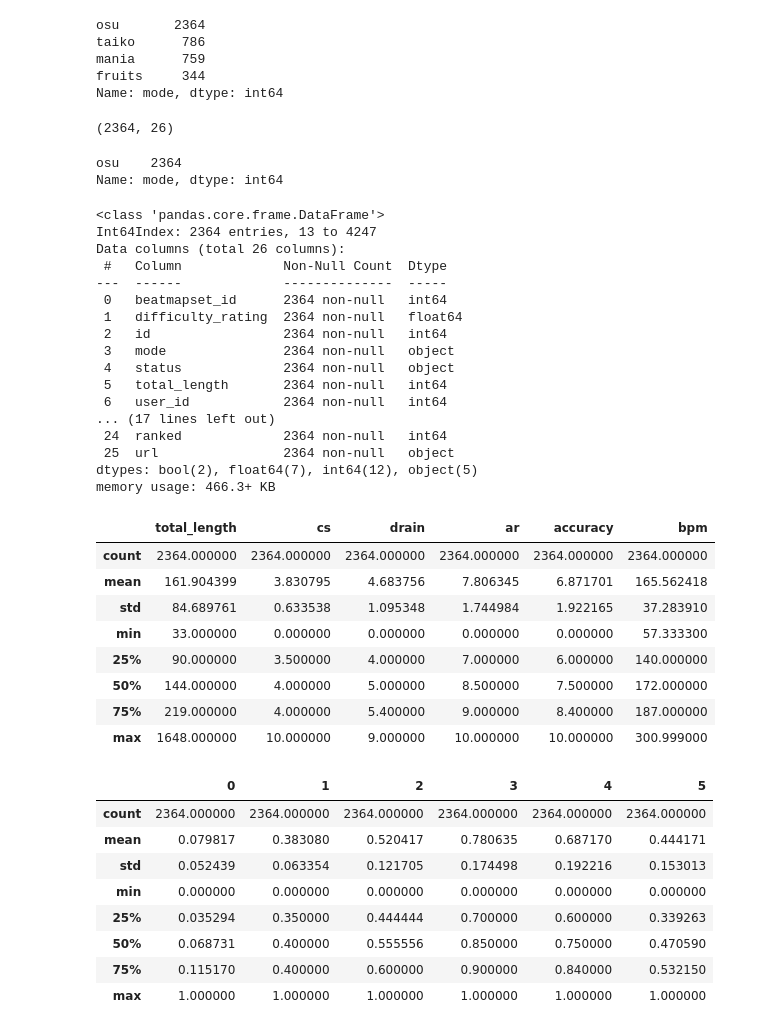
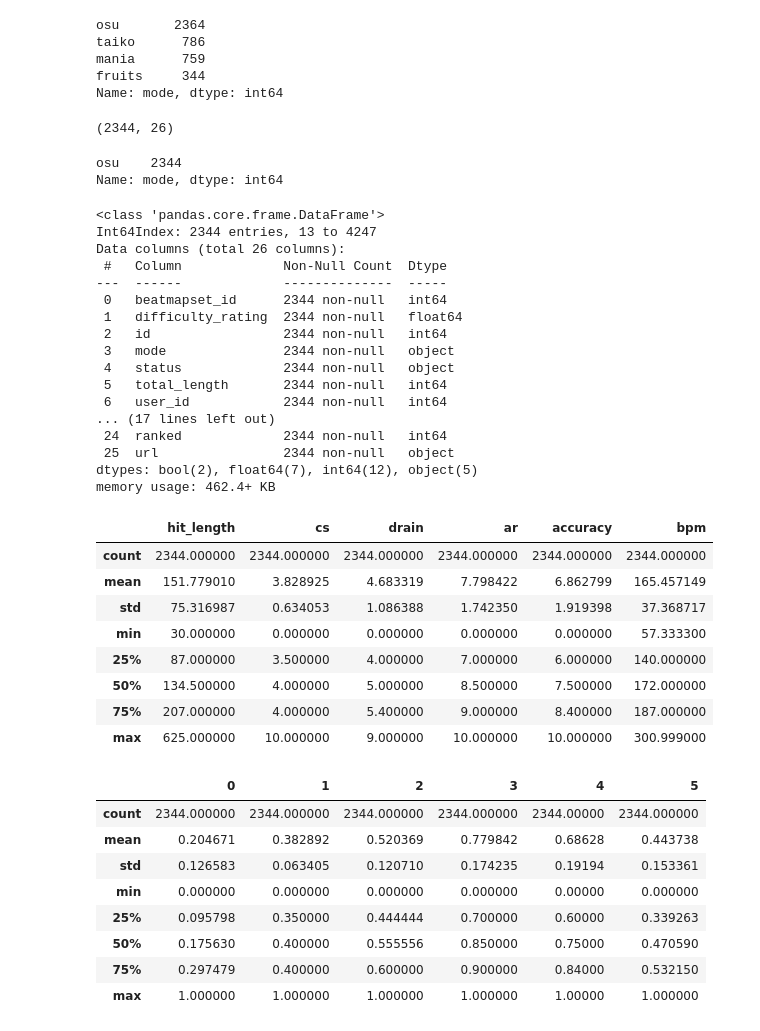
Before and after one commit to onrdmr/YapayZeka, a Jupyter notebook: YapayZekaProje/model.ipynb, the cells around one changed output. Cells and saved outputs as stored; diff of their text form; code cells hidden in the pictures.

```diff
--- a/YapayZekaProje/model.ipynb
+++ b/YapayZekaProje/model.ipynb
@@ -14,6 +14,9 @@ from sklearn.linear_model import BayesianRidge
 from sklearn.preprocessing import Normalizer
 from sklearn.preprocessing import MinMaxScaler
 from sklearn.preprocessing import StandardScaler
+# %%
+# tüm frameleri gör
+pd.options.display.max_rows = None
 # %%
 df = pd.read_csv('osuDataset.csv')
 print(df.shape)
@@ -25,59 +28,61 @@ taiko      786
 mania      759
 fruits     344
 Name: mode, dtype: int64
+# %%
+df = df.query("ranked == 1")
 # %%
 df = df.query("mode == 'osu'")
 print(df.shape)
 df['mode'].value_counts()
 # %% [output]
-(2364, 26)
+(2344, 26)
-osu    2364
+osu    2344
 Name: mode, dtype: int64
 # %%
 df.info()
 # %% [output]
 <class 'pandas.core.frame.DataFrame'>
-Int64Index: 2364 entries, 13 to 4247
+Int64Index: 2344 entries, 13 to 4247
 Data columns (total 26 columns):
  #   Column             Non-Null Count  Dtype
 ---  ------             --------------  -----
- 0   beatmapset_id      2364 non-null   int64
- 1   difficulty_rating  2364 non-null   float64
- 2   id                 2364 non-null   int64
- 3   mode               2364 non-null   object
- 4   status             2364 non-null   object
- 5   total_length       2364 non-null   int64
- 6   user_id            2364 non-null   int64
+ 0   beatmapset_id      2344 non-null   int64
+ 1   difficulty_rating  2344 non-null   float64
+ 2   id                 2344 non-null   int64
+ 3   mode               2344 non-null   object
+ 4   status             2344 non-null   object
+ 5   total_length       2344 non-null   int64
+ 6   user_id            2344 non-null   int64
 ... (17 lines left out)
- 24  ranked             2364 non-null   int64
- 25  url                2364 non-null   object
+ 24  ranked             2344 non-null   int64
+ 25  url                2344 non-null   object
 dtypes: bool(2), float64(7), int64(12), object(5)
-memory usage: 466.3+ KB
+memory usage: 462.4+ KB
 # %%
 y = df['difficulty_rating']
-x = df[['hit_length','cs','drain','ar','accuracy','bpm']]
-x.describe()
+x_ = df[['hit_length','cs','drain','ar','accuracy','bpm']]
+x_.describe()
 # %% [output]
-|  | total_length | cs | drain | ar | accuracy | bpm |
-| count | 2364.000000 | 2364.000000 | 2364.000000 | 2364.000000 | 2364.000000 | 2364.000000 |
-| mean | 161.904399 | 3.830795 | 4.683756 | 7.806345 | 6.871701 | 165.562418 |
-| std | 84.689761 | 0.633538 | 1.095348 | 1.744984 | 1.922165 | 37.283910 |
-| min | 33.000000 | 0.000000 | 0.000000 | 0.000000 | 0.000000 | 57.333300 |
-| 25% | 90.000000 | 3.500000 | 4.000000 | 7.000000 | 6.000000 | 140.000000 |
-| 50% | 144.000000 | 4.000000 | 5.000000 | 8.500000 | 7.500000 | 172.000000 |
-| 75% | 219.000000 | 4.000000 | 5.400000 | 9.000000 | 8.400000 | 187.000000 |
-| max | 1648.000000 | 10.000000 | 9.000000 | 10.000000 | 10.000000 | 300.999000 |
+|  | hit_length | cs | drain | ar | accuracy | bpm |
+| count | 2344.000000 | 2344.000000 | 2344.000000 | 2344.000000 | 2344.000000 | 2344.000000 |
+| mean | 151.779010 | 3.828925 | 4.683319 | 7.798422 | 6.862799 | 165.457149 |
+| std | 75.316987 | 0.634053 | 1.086388 | 1.742350 | 1.919398 | 37.368717 |
+| min | 30.000000 | 0.000000 | 0.000000 | 0.000000 | 0.000000 | 57.333300 |
+| 25% | 87.000000 | 3.500000 | 4.000000 | 7.000000 | 6.000000 | 140.000000 |
+| 50% | 134.500000 | 4.000000 | 5.000000 | 8.500000 | 7.500000 | 172.000000 |
+| 75% | 207.000000 | 4.000000 | 5.400000 | 9.000000 | 8.400000 | 187.000000 |
+| max | 625.000000 | 10.000000 | 9.000000 | 10.000000 | 10.000000 | 300.999000 |
 # %%
 scaler = MinMaxScaler()
-x = scaler.fit_transform(x)
+x = scaler.fit_transform(x_)
 pd.DataFrame(x).describe()
 # %% [output]
 |  | 0 | 1 | 2 | 3 | 4 | 5 |
-| count | 2364.000000 | 2364.000000 | 2364.000000 | 2364.000000 | 2364.000000 | 2364.000000 |
-| mean | 0.079817 | 0.383080 | 0.520417 | 0.780635 | 0.687170 | 0.444171 |
-| std | 0.052439 | 0.063354 | 0.121705 | 0.174498 | 0.192216 | 0.153013 |
-| min | 0.000000 | 0.000000 | 0.000000 | 0.000000 | 0.000000 | 0.000000 |
-| 25% | 0.035294 | 0.350000 | 0.444444 | 0.700000 | 0.600000 | 0.339263 |
-| 50% | 0.068731 | 0.400000 | 0.555556 | 0.850000 | 0.750000 | 0.470590 |
-| 75% | 0.115170 | 0.400000 | 0.600000 | 0.900000 | 0.840000 | 0.532150 |
-| max | 1.000000 | 1.000000 | 1.000000 | 1.000000 | 1.000000 | 1.000000 |
+| count | 2344.000000 | 2344.000000 | 2344.000000 | 2344.000000 | 2344.00000 | 2344.000000 |
+| mean | 0.204671 | 0.382892 | 0.520369 | 0.779842 | 0.68628 | 0.443738 |
+| std | 0.126583 | 0.063405 | 0.120710 | 0.174235 | 0.19194 | 0.153361 |
+| min | 0.000000 | 0.000000 | 0.000000 | 0.000000 | 0.00000 | 0.000000 |
+| 25% | 0.095798 | 0.350000 | 0.444444 | 0.700000 | 0.60000 | 0.339263 |
+| 50% | 0.175630 | 0.400000 | 0.555556 | 0.850000 | 0.75000 | 0.470590 |
+| 75% | 0.297479 | 0.400000 | 0.600000 | 0.900000 | 0.84000 | 0.532150 |
+| max | 1.000000 | 1.000000 | 1.000000 | 1.000000 | 1.00000 | 1.000000 |
```
Also changed, not shown: parts of 51 cells of this notebook.
